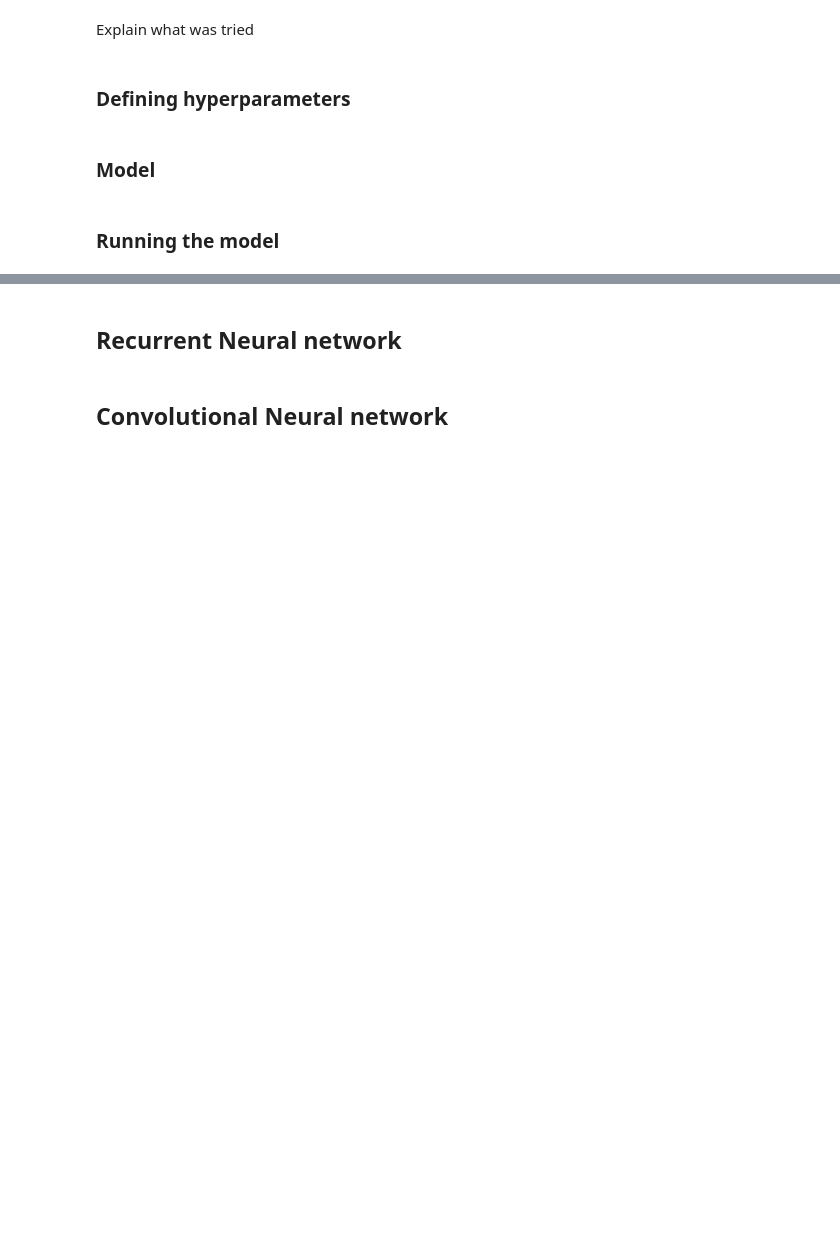
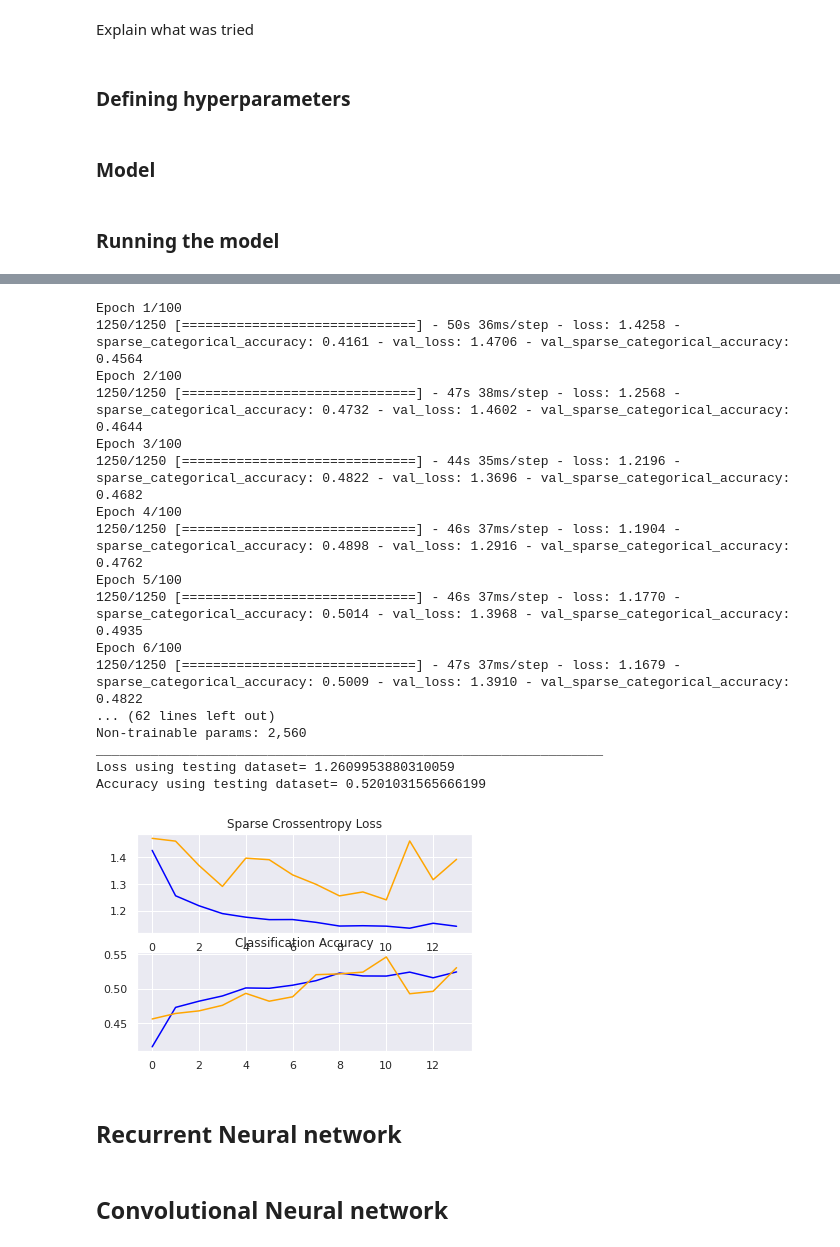
Before and after one commit to Migaalee/Deep_learning, a Jupyter notebook: DeepNeuralNetworks_Migla.ipynb, the cells around one changed output, grey strips where cells are left out. Saved outputs shown, nothing was run; the diff lists cells and outputs as text; code cells hidden in the pictures; blank space fills up the shorter version.

```diff
--- a/DeepNeuralNetworks_Migla.ipynb
+++ b/DeepNeuralNetworks_Migla.ipynb
@@ -318,3 +628,24 @@ KeyboardInterrupt: ignored
+# %%
+ffn3=feedforward_yes_upsampling_dense3(opt2, input_train2, input_valid2, input_test2)
+# %% [output]
+Epoch 1/100
+1250/1250 [==============================] - 50s 36ms/step - loss: 1.4258 - sparse_categorical_accuracy: 0.4161 - val_loss: 1.4706 - val_sparse_categorical_accuracy: 0.4564
+Epoch 2/100
+1250/1250 [==============================] - 47s 38ms/step - loss: 1.2568 - sparse_categorical_accuracy: 0.4732 - val_loss: 1.4602 - val_sparse_categorical_accuracy: 0.4644
+Epoch 3/100
+1250/1250 [==============================] - 44s 35ms/step - loss: 1.2196 - sparse_categorical_accuracy: 0.4822 - val_loss: 1.3696 - val_sparse_categorical_accuracy: 0.4682
+Epoch 4/100
+1250/1250 [==============================] - 46s 37ms/step - loss: 1.1904 - sparse_categorical_accuracy: 0.4898 - val_loss: 1.2916 - val_sparse_categorical_accuracy: 0.4762
+Epoch 5/100
+1250/1250 [==============================] - 46s 37ms/step - loss: 1.1770 - sparse_categorical_accuracy: 0.5014 - val_loss: 1.3968 - val_sparse_categorical_accuracy: 0.4935
+Epoch 6/100
+1250/1250 [==============================] - 47s 37ms/step - loss: 1.1679 - sparse_categorical_accuracy: 0.5009 - val_loss: 1.3910 - val_sparse_categorical_accuracy: 0.4822
+... (62 lines left out)
+Non-trainable params: 2,560
+_________________________________________________________________
+Loss using testing dataset= 1.2609953880310059
+Accuracy using testing dataset= 0.5201031565666199
+[figure, added]
 # %% [markdown]
 ## Recurrent Neural network
 # %% [markdown]
```
Also changed, not shown: parts of 36 cells of this notebook.
